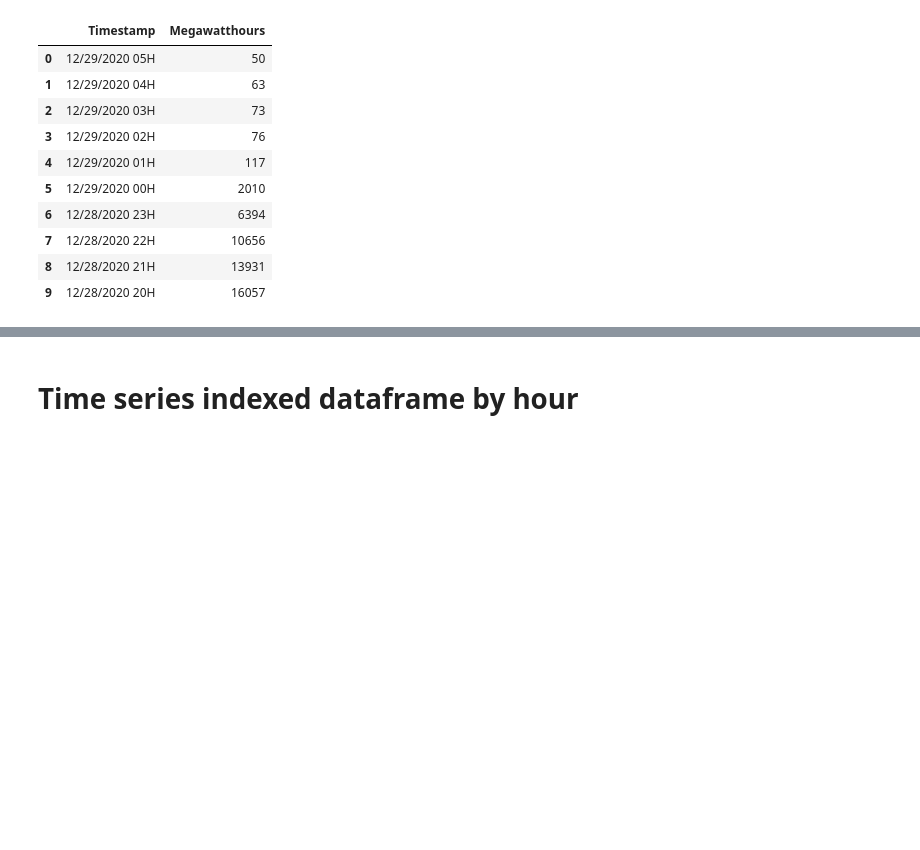
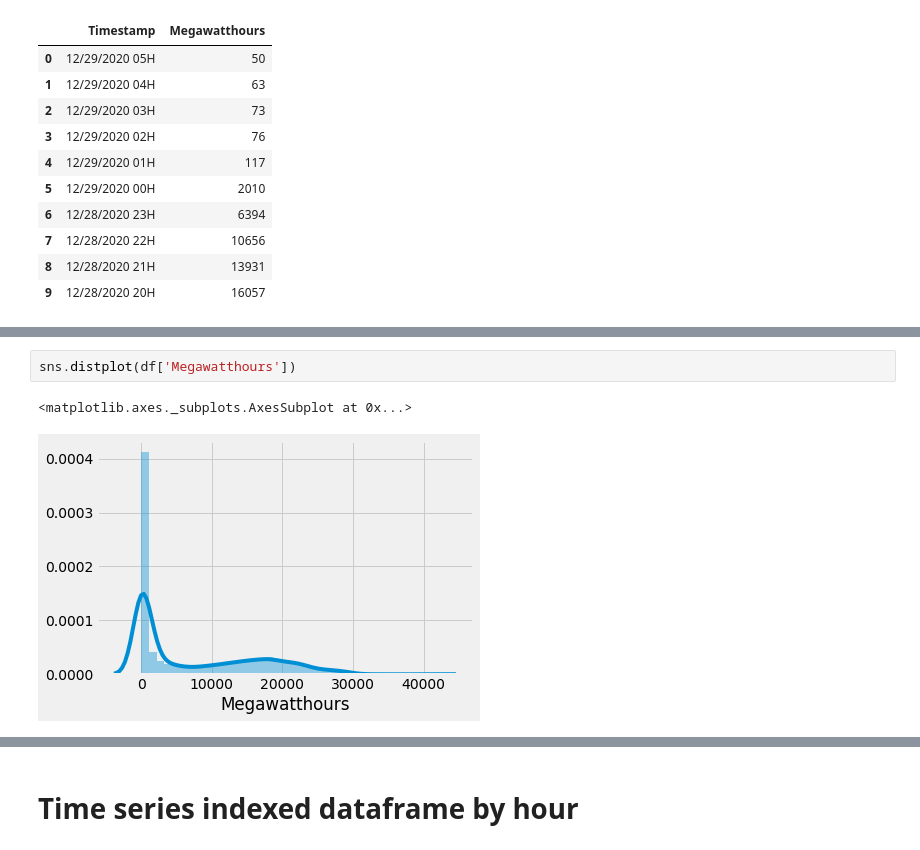
Before and after one commit to MichaelBurak/solar-data-analysis, a Jupyter notebook: solar-perhour-analysis.ipynb, the cells around one changed output, grey strips where cells are left out. Drawn from its saved outputs; the diff is of its cells as text; blank space fills up the shorter version.

```diff
--- a/solar-perhour-analysis.ipynb
+++ b/solar-perhour-analysis.ipynb
@@ -47,0 +70,5 @@ df.head(10)
+# %%
+sns.distplot(df['Megawatthours'])
+# %% [output]
+<matplotlib.axes._subplots.AxesSubplot at 0x...>
+[figure, added]
```
Also changed, not shown: parts of 11 cells of this notebook, 1 other file.
